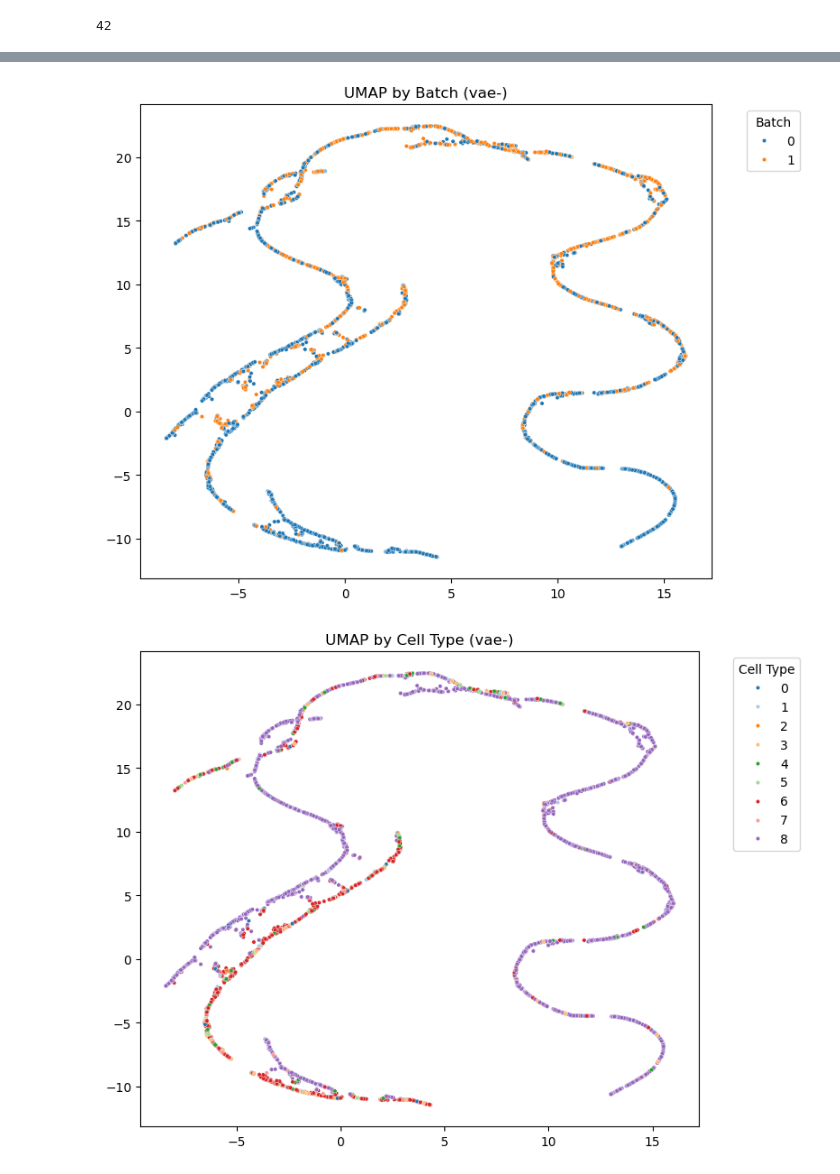
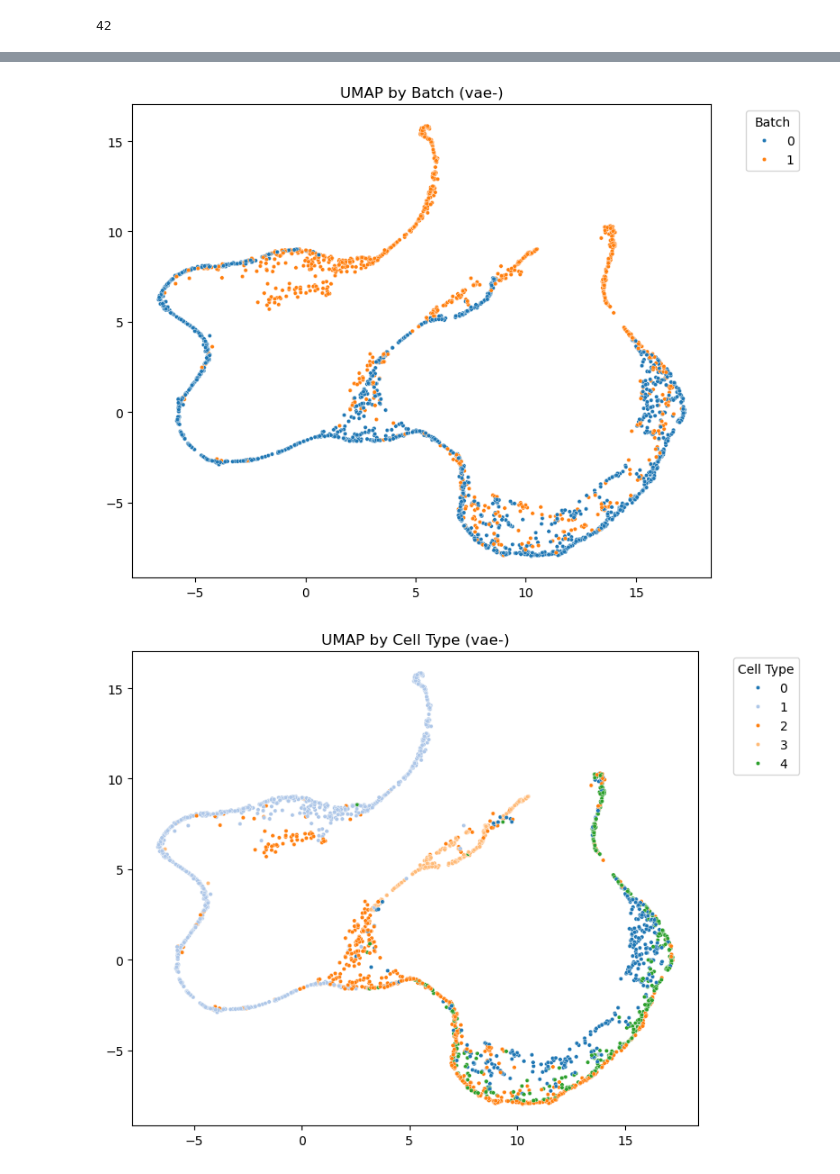
Before and after one commit to kreid415/wasserstein-critic-deconfounding, a Jupyter notebook: notebooks/eval.ipynb, the cells around one changed output, grey strips where cells are left out. Cells and saved outputs as stored; diff of their text form; code cells hidden in the pictures.

```diff
--- a/notebooks/eval.ipynb
+++ b/notebooks/eval.ipynb
@@ -75,0 +82,5 @@ Name: count, dtype: int64
+# %%
+# for each sample, print the number of cells
+cell_type = anndata.obs["celltype"].value_counts()
+print("\cell_type counts:")
+print(cell_type)
@@ -81,21 +110,26 @@ config = VAEConfig(
     decoder_hidden_dims=[128, 128],
     dropout=0.2,
     batchsize=128,
-    num_epochs=1_000,
-    lr=1e-5,
+    num_epochs=10_000,
+    lr=1e-3,
     weight_decay=1e-5,
-    kl_anneal_start=10,
-    kl_anneal_end=50,
+    kl_anneal_start=0,
+    kl_anneal_end=100,
     kl_anneal_max=1.0,
     use_batchnorm=True,
     zinb=True,
     recon_weight=1,
     variational=True,
+    linear_decoder=False,
+    num_batches=2,
+    learn_lib=False,
+    num_pseudo_inputs=32,
+    vamprior=True,
 )
 # %%
 # Get test loader
 _, test_loader, domain_encoder, cell_encoder = get_dataloader_from_adata(
-    anndata, by="batch", batch_size=config.batchsize, num_workers=0, cell_label="final_annotation"
+    anndata, by="tech", batch_size=config.batchsize, num_workers=0, cell_label="celltype"
 )
 # %%
 ckpt_dir = "/workspaces/wasserstein-critic-deconfounding/notebooks/checkpoints"
@@ -107,20 +141,20 @@ Found checkpoints: ['/workspaces/wasserstein-critic-deconfounding/notebooks/chec
 def load_and_eval(model_class, ckpt_path, config, test_loader, device="cuda" if torch.cuda.is_available() else "cpu"):
     # Instantiate and load model
     if model_class == VAE:
-        model = VAE.load_from_checkpoint(ckpt_path, config=config, linear_decoder=False)
+        model = VAE.load_from_checkpoint(ckpt_path, config=config)
         eval_model = model
     elif model_class == VAEDiscriminator:
-        vae = VAE(config, linear_decoder=True)
+        vae = VAE(config)
         critic = Discriminator(config.latent_dim, critic=False)
         model = VAEDiscriminator.load_from_checkpoint(ckpt_path, vae=vae, critic=critic)
         eval_model = model.vae
     elif model_class == VAEWasserstein:
-        vae = VAE(config, linear_decoder=True)
+        vae = VAE(config)
         critic = Discriminator(config.latent_dim, critic=True)
         model = VAEWasserstein.load_from_checkpoint(ckpt_path, vae=vae, critic=critic)
         eval_model = model.vae
     elif model_class == VAE_OT:
-        model = VAE_OT.load_from_checkpoint(ckpt_path, config=config, linear_decoder=False)
+        model = VAE_OT.load_from_checkpoint(ckpt_path, config=config)
         eval_model = model
     else:
         raise ValueError("Unknown model class")
@@ -139,6 +173,7 @@ def load_and_eval(model_class, ckpt_path, config, test_loader, device="cuda" if
             x, batch_label, cell_label = batch
             x, batch_label, cell_label = x.to(device), batch_label.to(device), cell_label.to(device)
             z, logvar = eval_model.encode(x)
+            #z = eval_model.reparameterize(z, logvar)
             embeddings.append(z.cpu())
             batches.append(batch_label.cpu())
             cell_type.append(cell_label.cpu())
@@ -193,26 +235,26 @@ Metrics for vae-:
 # %%
 # Example: UMAP visualization for each model
 for key, res in results.items():
     embeddings_np = res["embeddings"].numpy()
     batches_np = res["batches"].argmax(dim=1).numpy()
     cell_type_np = res["cell_type"].argmax(dim=1).numpy()
 
-    umap_model = umap.UMAP(n_neighbors=15, min_dist=0.1, random_state=42)
+    umap_model = umap.UMAP(n_neighbors=50, min_dist=0.3, random_state=42,)
     embedding_2d = umap_model.fit_transform(embeddings_np)
 
     plt.figure(figsize=(8, 6))
     sns.scatterplot(x=embedding_2d[:, 0], y=embedding_2d[:, 1], hue=batches_np, palette="tab10", s=10)
     plt.title(f"UMAP by Batch ({key})")
     plt.legend(title="Batch", bbox_to_anchor=(1.05, 1), loc="upper left")
     plt.tight_layout()
     plt.show()
 
     plt.figure(figsize=(8, 6))
     sns.scatterplot(x=embedding_2d[:, 0], y=embedding_2d[:, 1], hue=cell_type_np, palette="tab20", s=10)
     plt.title(f"UMAP by Cell Type ({key})")
     plt.legend(title="Cell Type", bbox_to_anchor=(1.05, 1), loc="upper left")
     plt.tight_layout()
     plt.show()
 # %% [output]
-[figure, old version]
+[figure, new version]
-[figure, old version]
+[figure, new version]
```
Also changed, not shown: parts of 13 cells of this notebook, 12 other files.
